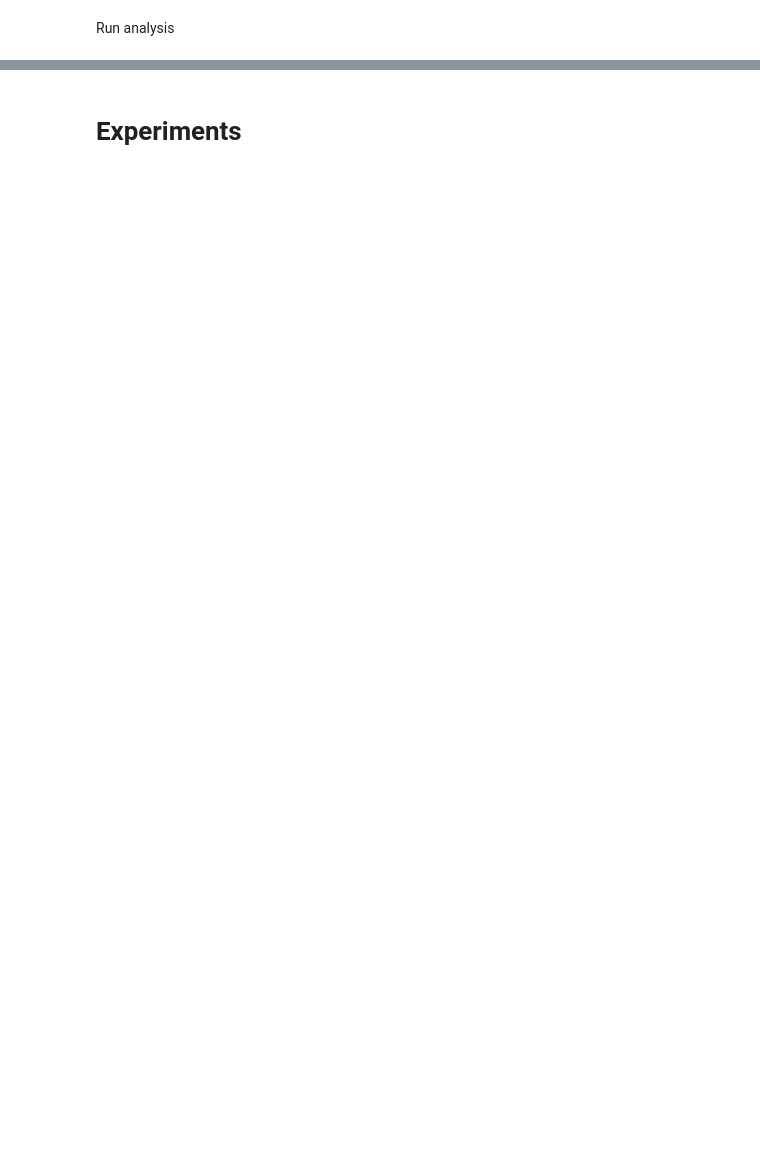
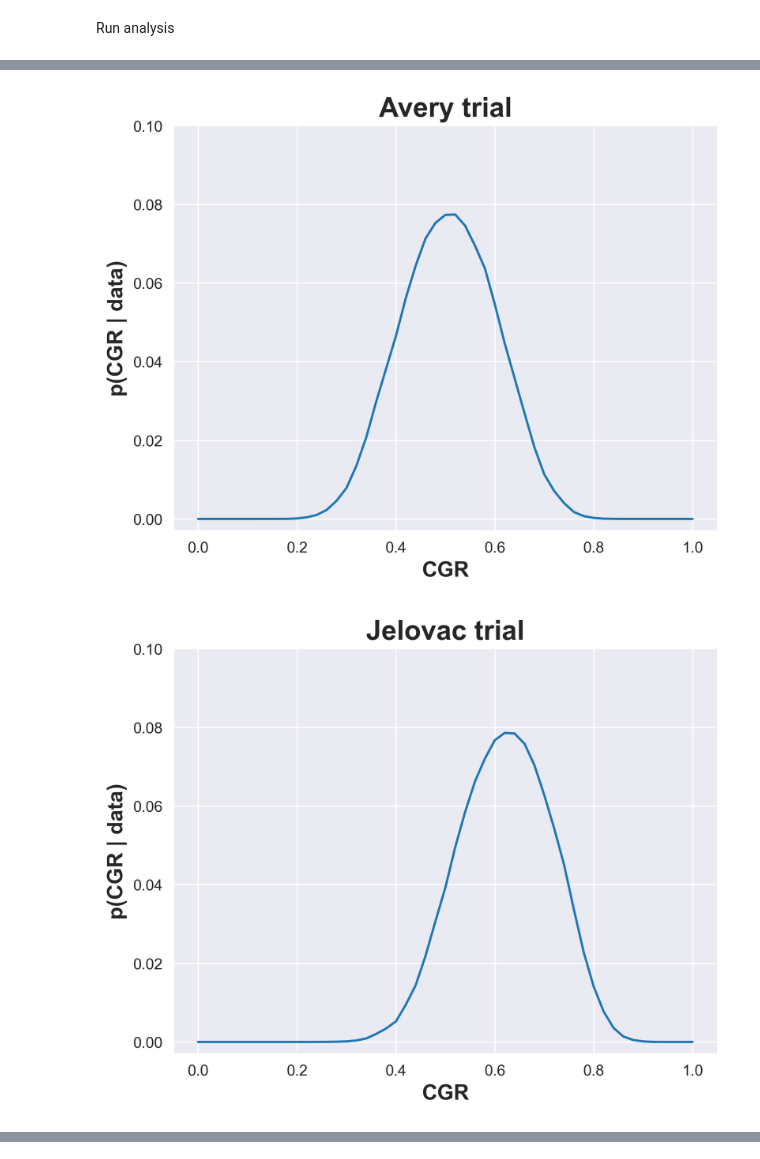
Before and after one commit to szb37/ADAPT-codebase, a Jupyter notebook: notebooks/bayesian.ipynb, the cells around one changed output, grey strips where cells are left out. Saved outputs shown, nothing was run; the diff lists cells and outputs as text; code cells hidden in the pictures; blank space fills up the shorter version.

Commit message:
moved Bayes analysis from nb to power

```diff
--- a/notebooks/bayesian.ipynb
+++ b/notebooks/bayesian.ipynb
@@ -277,3 +110,40 @@ df_bayes = pd.read_csv(os.path.join(dir_out, 'df_bayes.csv'))
+# %%
+### Impact of CI and sample size
+
+# mean CGR:0.7
+# small CI: (0.65, 0.75)
+# large CI: (0.55, 0.85)
+# small sample: 50
+# large sample: 150
+
+df_bayes =[]
+df_bayes.append(
+    power.BayesStats.get_df_bayes(
+        df_patientsData = df_patientsData,
+        trial_name= 'smallCI_smallSample',
+        n_obs = 50,
+        target_ci = (0.65, 0.75)))
+df_bayes.append(
+    power.BayesStats.get_df_bayes(
+        df_patientsData = df_patientsData,
+        trial_name= 'smallCI_largeSample',
+        n_obs = 150,
+        target_ci = (0.65, 0.75)))
+df_bayes.append(
+    power.BayesStats.get_df_bayes(
+        df_patientsData = df_patientsData,
+        trial_name= 'largeCI_smallSample',
+        n_obs = 50,
+        target_ci = (0.55, 0.85)))
+df_bayes.append(
+    power.BayesStats.get_df_bayes(
+        df_patientsData = df_patientsData,
+        trial_name= 'largeCI_largeSample',
+        n_obs = 150,
+        target_ci = (0.55, 0.85)))
+
+df_bayes = pd.concat(df_bayes)
+power.BayesStats.get_df_posterior_sum(df_bayes)
 # %% [markdown]
 Run analysis
 # %%
@@ -284,4 +169,7 @@ df_posterior_sum
 # %%
 ### Draw posteriors
-draw_posterior(df_bayes, cumulative=False)
-draw_posterior(df_bayes, cumulative=True)
+power.BayesStats.draw_posterior(df_bayes, cumulative=False)
+power.BayesStats.draw_posterior(df_bayes, cumulative=True)
+# %% [output]
+[figure, added]
+[figure, added]
@@ -303,2 +181,0 @@ for trial in df_bayes.trial.unique():
-# %% [markdown]
-# Experiments
```
Also changed, not shown: parts of 13 cells of this notebook, 9 other files.
